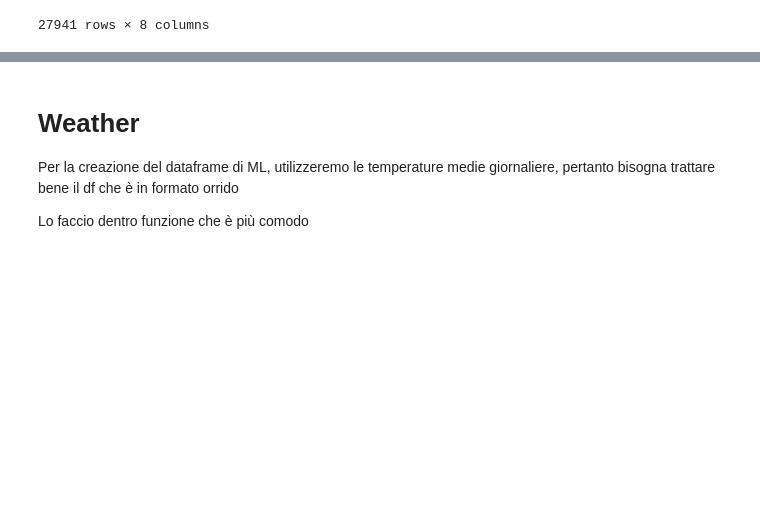
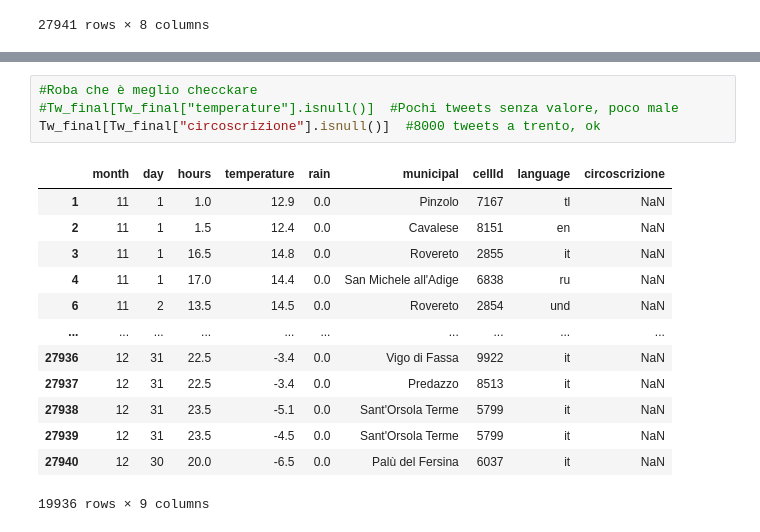
Before and after one commit to devix2/IntroToDS_FinalProject, a Jupyter notebook: SocialPulse(noCC)/Import Dati.ipynb, the cells around one changed output, grey strips where cells are left out. Saved outputs shown, nothing was run; the diff lists cells and outputs as text; blank space fills up the shorter version.

```diff
--- a/SocialPulse(noCC)/Import Dati.ipynb
+++ b/SocialPulse(noCC)/Import Dati.ipynb
@@ -358,6 +391,19 @@ Tw_final
 27941 rows × 9 columns
-# %% [markdown]
-# Weather
-Per la creazione del dataframe di ML, utilizzeremo le temperature medie giornaliere, pertanto bisogna trattare bene il df che è in formato orrido
-
-Lo faccio dentro funzione che è più comodo
+# %%
+#Roba che è meglio checckare
+#Tw_final[Tw_final["temperature"].isnull()]  #Pochi tweets senza valore, poco male
+Tw_final[Tw_final["circoscrizione"].isnull()]  #8000 tweets a trento, ok
+# %% [output]
+|  | month | day | hours | temperature | rain | municipal | cellId | language | circoscrizione |
+| 1 | 11 | 1 | 1.0 | 12.9 | 0.0 | Pinzolo | 7167 | tl | NaN |
+| 2 | 11 | 1 | 1.5 | 12.4 | 0.0 | Cavalese | 8151 | en | NaN |
+| 3 | 11 | 1 | 16.5 | 14.8 | 0.0 | Rovereto | 2855 | it | NaN |
+| 4 | 11 | 1 | 17.0 | 14.4 | 0.0 | San Michele all'Adige | 6838 | ru | NaN |
+| 6 | 11 | 2 | 13.5 | 14.5 | 0.0 | Rovereto | 2854 | und | NaN |
+| ... | ... | ... | ... | ... | ... | ... | ... | ... | ... |
+| 27936 | 12 | 31 | 22.5 | -3.4 | 0.0 | Vigo di Fassa | 9922 | it | NaN |
+| 27937 | 12 | 31 | 22.5 | -3.4 | 0.0 | Predazzo | 8513 | it | NaN |
+| 27938 | 12 | 31 | 23.5 | -5.1 | 0.0 | Sant'Orsola Terme | 5799 | it | NaN |
+| 27939 | 12 | 31 | 23.5 | -4.5 | 0.0 | Sant'Orsola Terme | 5799 | it | NaN |
+| 27940 | 12 | 30 | 20.0 | -6.5 | 0.0 | Palù del Fersina | 6037 | it | NaN |
+19936 rows × 9 columns
```
Also changed, not shown: parts of 11 cells of this notebook, 6 other files.
